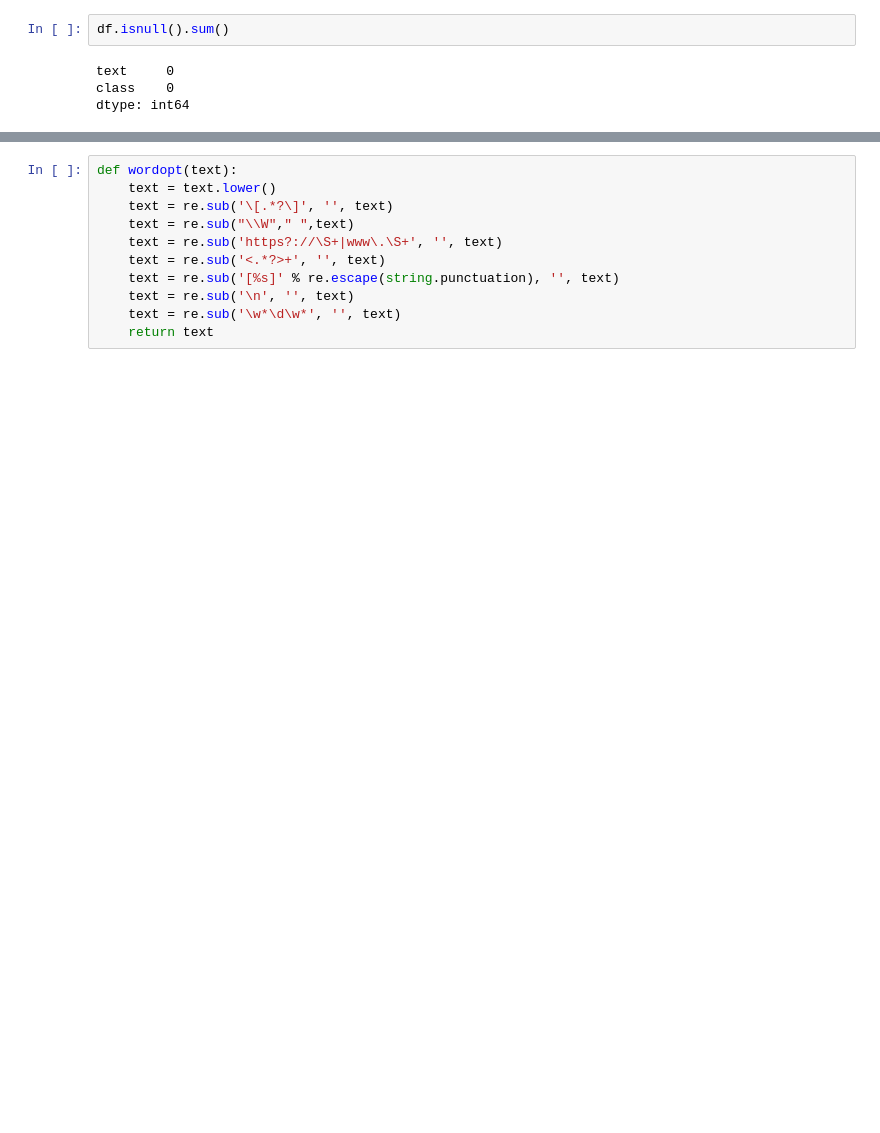
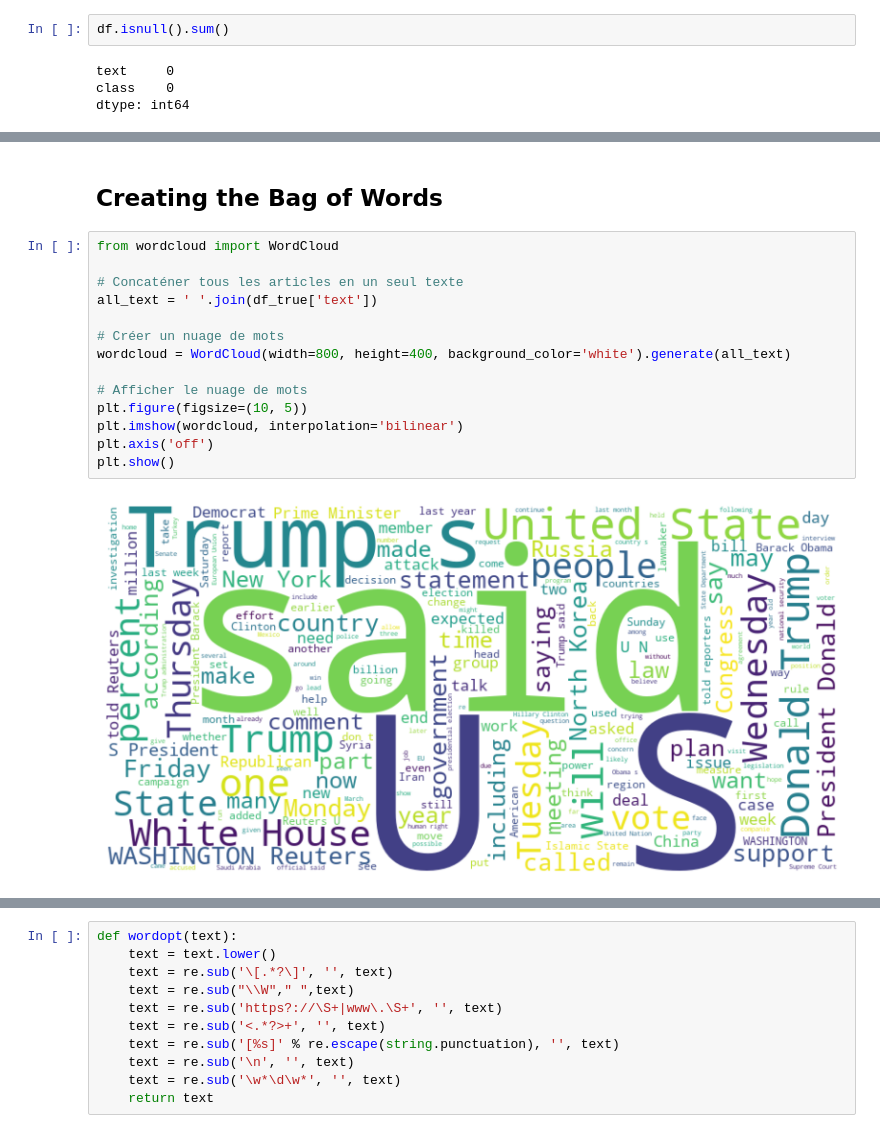
Before and after one commit to henzozhang/dectection_fake_new, a Jupyter notebook: dectection_fake-new.ipynb, the cells around one changed output, grey strips where cells are left out. Saved outputs shown, nothing was run; the diff lists cells and outputs as text; blank space fills up the shorter version.

```diff
--- a/dectection_fake-new.ipynb
+++ b/dectection_fake-new.ipynb
@@ -140,0 +188,18 @@ df.head()
+# %% [markdown]
+## Creating the Bag of Words
+# %%
+from wordcloud import WordCloud
+
+# Concaténer tous les articles en un seul texte
+all_text = ' '.join(df_true['text'])
+
+# Créer un nuage de mots
+wordcloud = WordCloud(width=800, height=400, background_color='white').generate(all_text)
+
+# Afficher le nuage de mots
+plt.figure(figsize=(10, 5))
+plt.imshow(wordcloud, interpolation='bilinear')
+plt.axis('off')
+plt.show()
+# %% [output]
+[figure, added]
```
Also changed, not shown: parts of 27 cells of this notebook.
